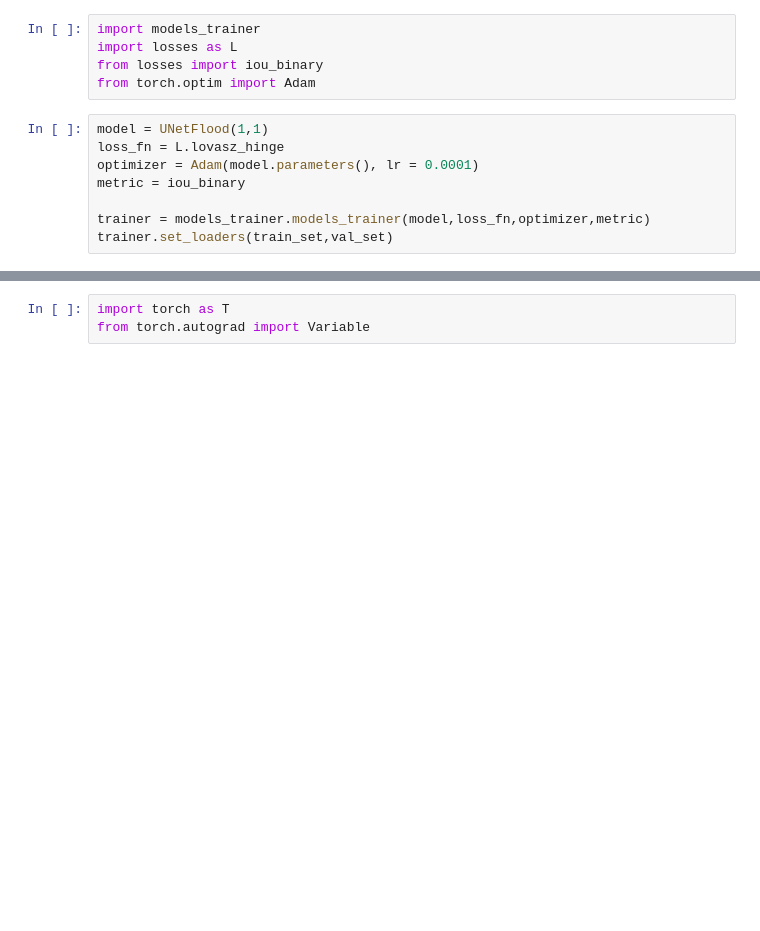
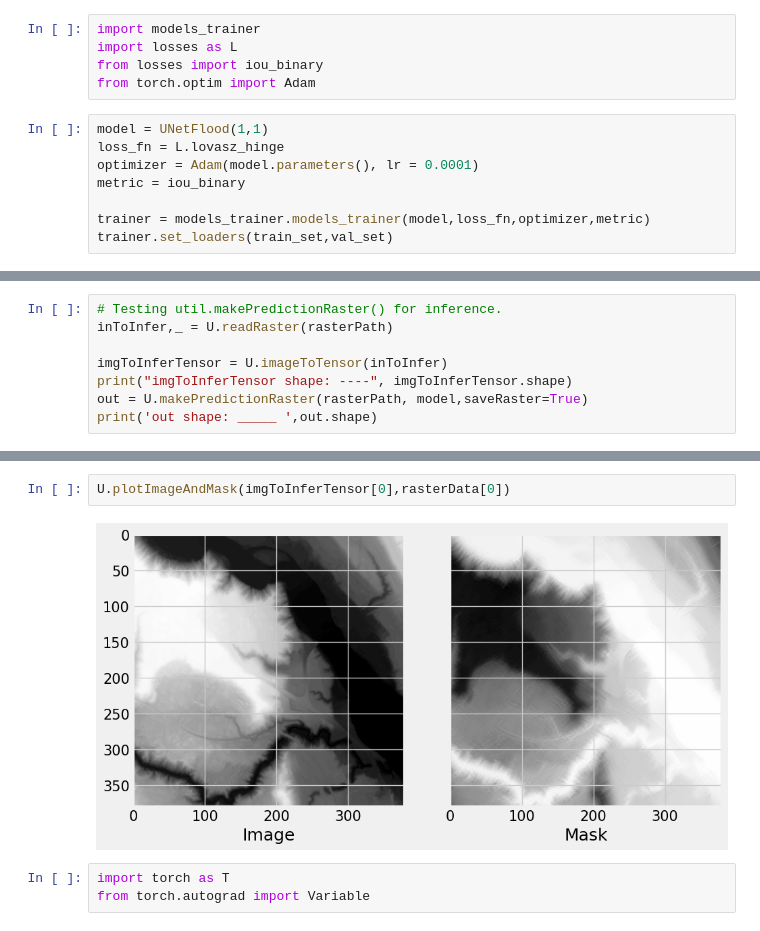
Before and after one commit to Abdielfer/DL4Flood, a Jupyter notebook: scr/testingZone.ipynb, the cells around one changed output, grey strips where cells are left out. Saved outputs shown, nothing was run; the diff lists cells and outputs as text; blank space fills up the shorter version.

Commit message:
testing iou

```diff
--- a/scr/testingZone.ipynb
+++ b/scr/testingZone.ipynb
@@ -62,0 +53,8 @@ U.plotImageAndMask(Y_hat[0][0], mask[0][0])
+# %%
+# Testing util.makePredictionRaster() for inference.
+inToInfer,_ = U.readRaster(rasterPath)
+
+imgToInferTensor = U.imageToTensor(inToInfer)
+print("imgToInferTensor shape: ----", imgToInferTensor.shape)
+out = U.makePredictionRaster(rasterPath, model,saveRaster=True)
+print('out shape: _____ ',out.shape)
@@ -63,3 +80,7 @@ U.plotImageAndMask(Y_hat[0][0], mask[0][0])
+# %%
+U.plotImageAndMask(imgToInferTensor[0],rasterData[0])
+# %% [output]
+[figure, added]
 # %%
 import torch as T
 from torch.autograd import Variable
```
Also changed, not shown: parts of 6 cells of this notebook, 3 other files.
